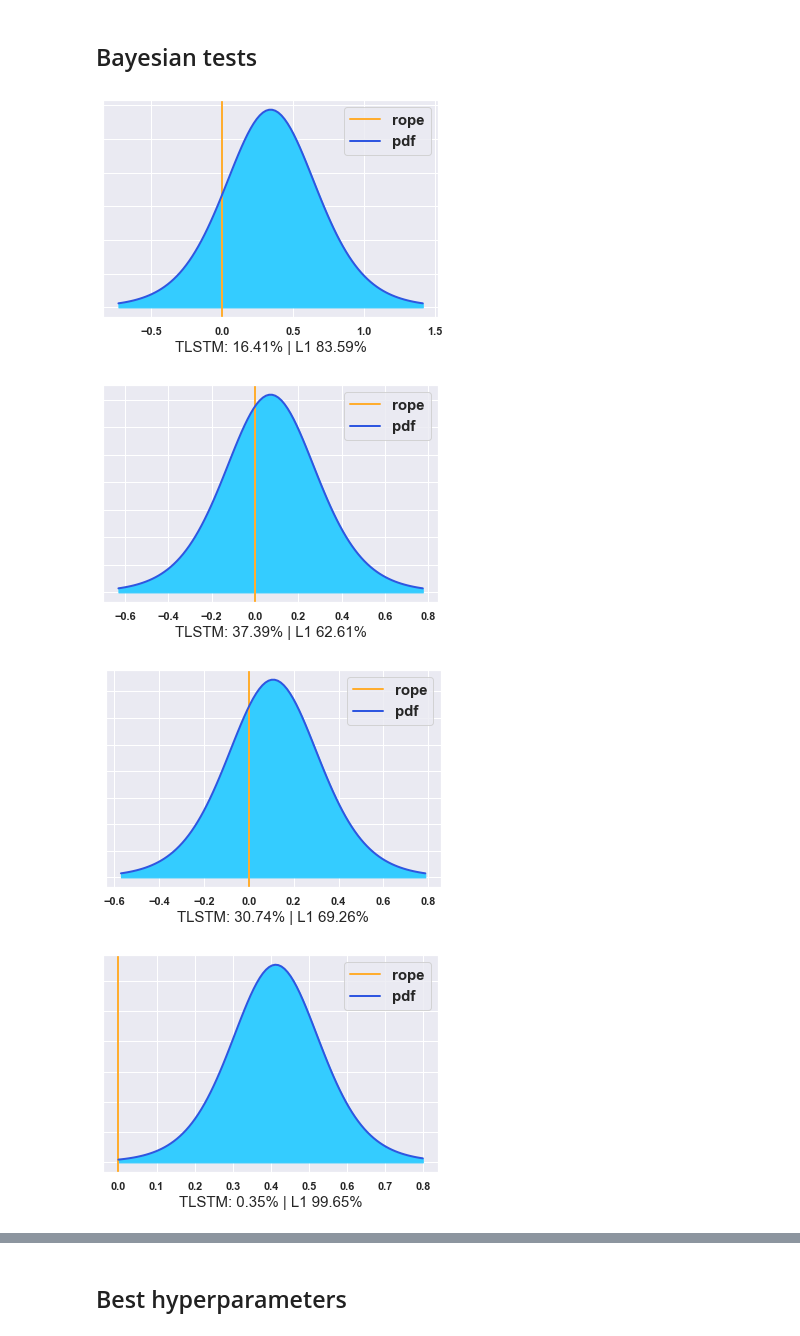
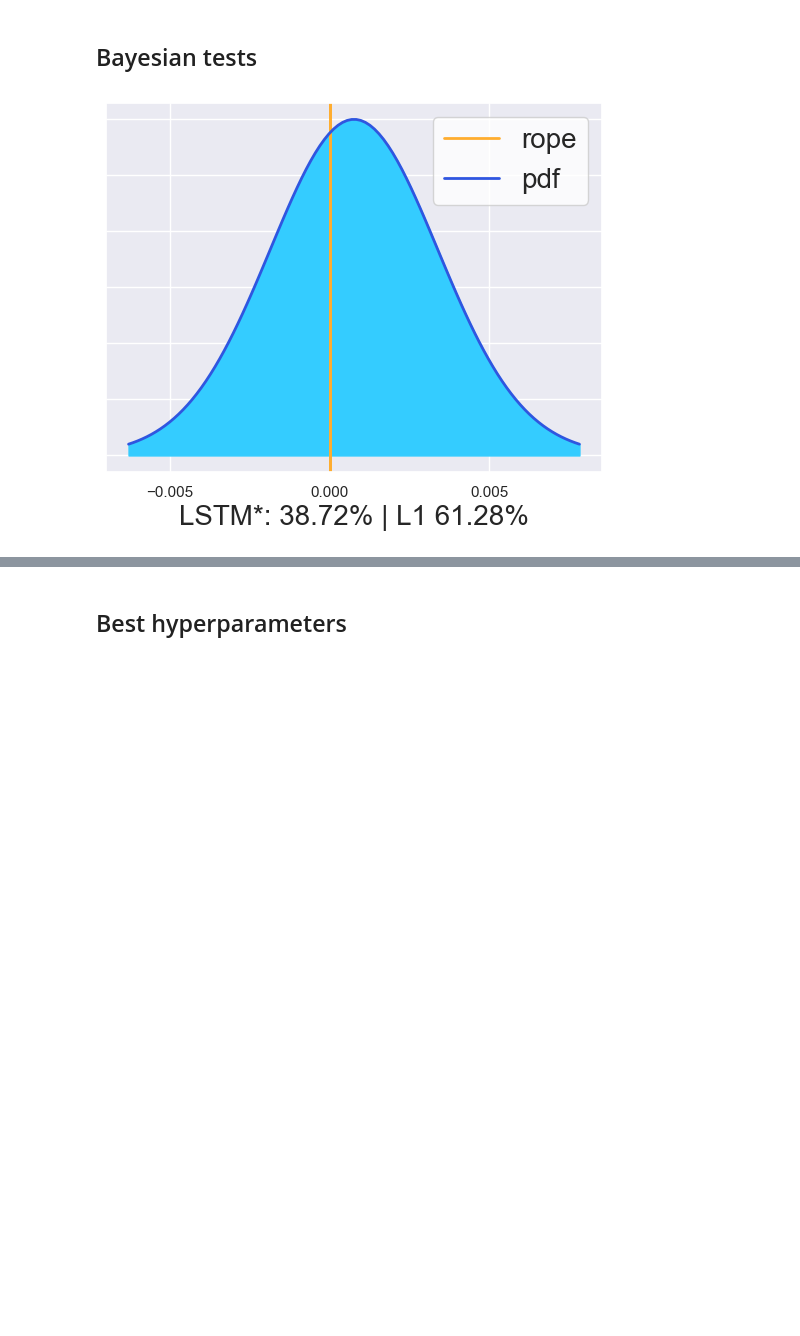
Before and after one commit to manjimnav/ResSelNet, a Jupyter notebook: analysis.ipynb, the cells around one changed output, grey strips where cells are left out. Saved outputs shown, nothing was run; the diff lists cells and outputs as text; code cells hidden in the pictures; blank space fills up the shorter version.

```diff
--- a/analysis.ipynb
+++ b/analysis.ipynb
@@ -67,11 +102,16 @@ best_results.groupby(['dataset', 'model_name', 'dataset_params_test_year'], drop
 # %%
-sns.set(font_scale=1.4, style='white')
+sns.set(font_scale=1.6, style='white')
 plt.figure(figsize=(20,20))
 #total_metrics.loc[:, 'selection_params_residual'] = total_metrics.loc[:, 'selection_params_residual'].fillna(False)
-total_metrics_renamed = total_metrics.rename({'model_name': 'Model', 'rmse': 'RMSE', 'n_features': '# Features'}, axis=1)
-g = sns.catplot(data=total_metrics_renamed, kind='box', x='dataset', y="RMSE", col='dataset', hue='Model', sharex=False, sharey=False, col_wrap=3, legend=True)#.set_yscale("log")
+total_metrics_renamed = total_metrics.rename({'model_name': 'Model', 'rmse': 'RMSE', 'n_features': '# Features', 'duration': 'Duration'}, axis=1)
+g = sns.catplot(data=total_metrics_renamed, kind='box', x='dataset_name', y="mae", col='dataset_name', hue='Model', sharex=False, sharey=False, col_wrap=3, legend=True)#.set(ylim=(1000, 1600))
 g.set(xlabel=None)
 g.set_titles(template='')
+
+sns.move_legend(g, "upper left", bbox_to_anchor=(.70, .45))
+
+plt.savefig('figures/boxplot_RMSE.png')
+
 plt.show()
 # %% [output]
 <Figure size 2000x2000 with 0 Axes>
@@ -79,12 +119,16 @@ plt.show()
 # %%
-sns.set(font_scale=1.4, style='white')
+sns.set(font_scale=1.6, style='white')
 plt.figure(figsize=(20,20))
-
-g = sns.catplot(data=total_metrics_renamed, kind='box', x='dataset', y="# Features", col='dataset', hue='Model', sharex=False, sharey=False, col_wrap=3, legend=True)#.set_yscale("log")
+#total_metrics.loc[:, 'selection_params_residual'] = total_metrics.loc[:, 'selection_params_residual'].fillna(False)
+total_metrics_renamed = total_metrics.rename({'model_name': 'Model', 'rmse': 'RMSE', 'n_features': '# Features', 'duration': 'Duration'}, axis=1)
+g = sns.catplot(data=total_metrics_renamed, kind='box', x='dataset_name', y="mae_valid", col='dataset_name', hue='Model', sharex=False, sharey=False, col_wrap=3, legend=True)#.set(ylim=(1000, 1600))
 g.set(xlabel=None)
 g.set_titles(template='')
-#plt.savefig('figures/boxplot_Features.png')
+
+sns.move_legend(g, "upper left", bbox_to_anchor=(.70, .45))
+
+plt.savefig('figures/boxplot_RMSE.png')
+
 plt.show()
-plt.show()
 # %% [output]
 <Figure size 2000x2000 with 0 Axes>
@@ -168,21 +137,16 @@ IndexError: single positional indexer is out-of-bounds
 ## Bayesian tests
 # %%
 from baycomp import two_on_single
-import matplotlib
-
 import matplotlib.pyplot as plt
 
 
 
-for dataset in best_metrics.dataset.unique():
-    metrics_tsl = best_metrics[(best_metrics.dataset==dataset) & (best_metrics.model_name=='TLSTM')].root_mean_squared_error.values
-    metrics_l1 = best_metrics[(best_metrics.dataset==dataset) & (best_metrics.model_name=='L1')].root_mean_squared_error.values
-    probs, fig = two_on_single(metrics_tsl, metrics_l1, names=['TLSTM', 'L1'], plot=True)
-    plt.xlabel(f'TLSTM: {round(probs[0]*100, 2)}% | L1 {round(probs[1]*100, 2)}%', fontsize=15)
-    plt.legend(fontsize=15)
-    fig.savefig(f"figures/Baytest/Baytest{dataset}.png")
+for dataset in total_metrics.dataset_name.unique():
+    metrics_tsl = total_metrics[(total_metrics.dataset_name==dataset) & (total_metrics.model_name=='dacnet_fc')].wape.values
+    metrics_l1 = total_metrics[(total_metrics.dataset_name==dataset) & (total_metrics.model_name=='dense')].wape.values
+
+    probs, fig = two_on_single(metrics_tsl, metrics_l1[:65], names=['LSTM*', 'L1'], plot=True)
+    plt.xlabel(f'LSTM*: {round(probs[0]*100, 2)}% | L1 {round(probs[1]*100, 2)}%', fontsize=20)
+    plt.legend(fontsize=20)
 # %% [output]
-[figure, old version]
+[figure, new version]
-[figure, removed]
-[figure, removed]
-[figure, removed]
```
Also changed, not shown: parts of 18 cells of this notebook, 51 other files.
